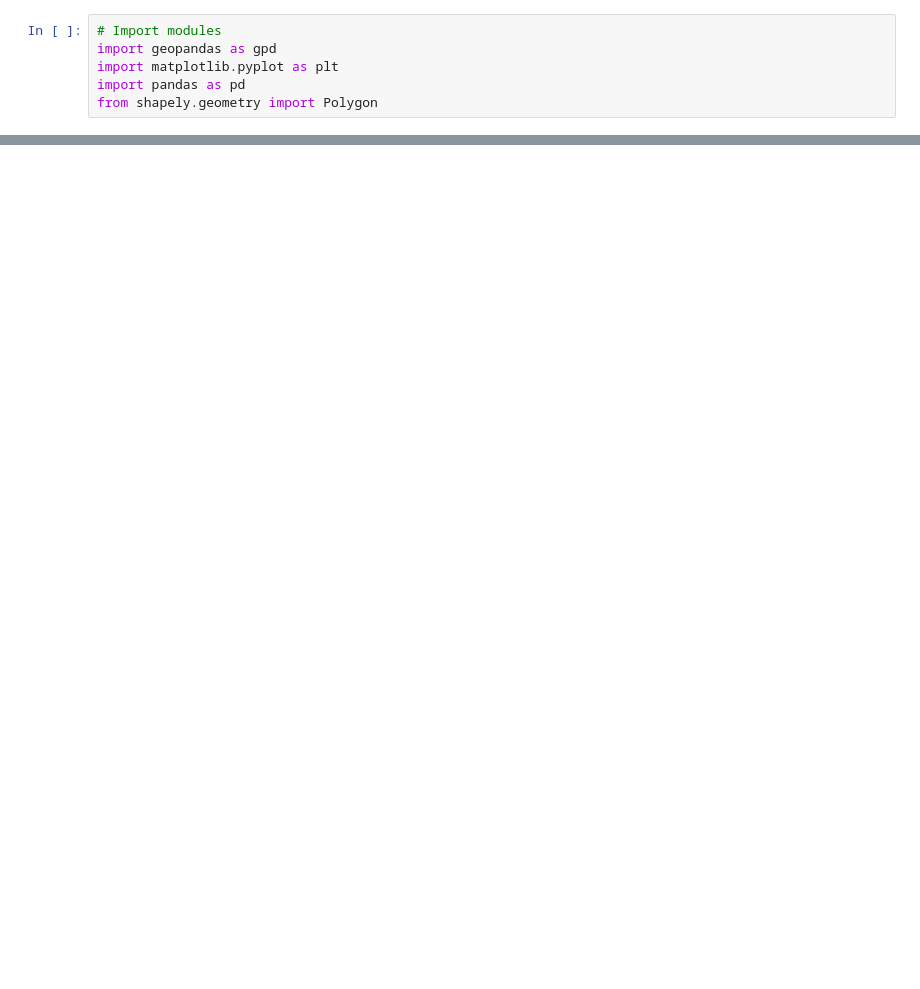
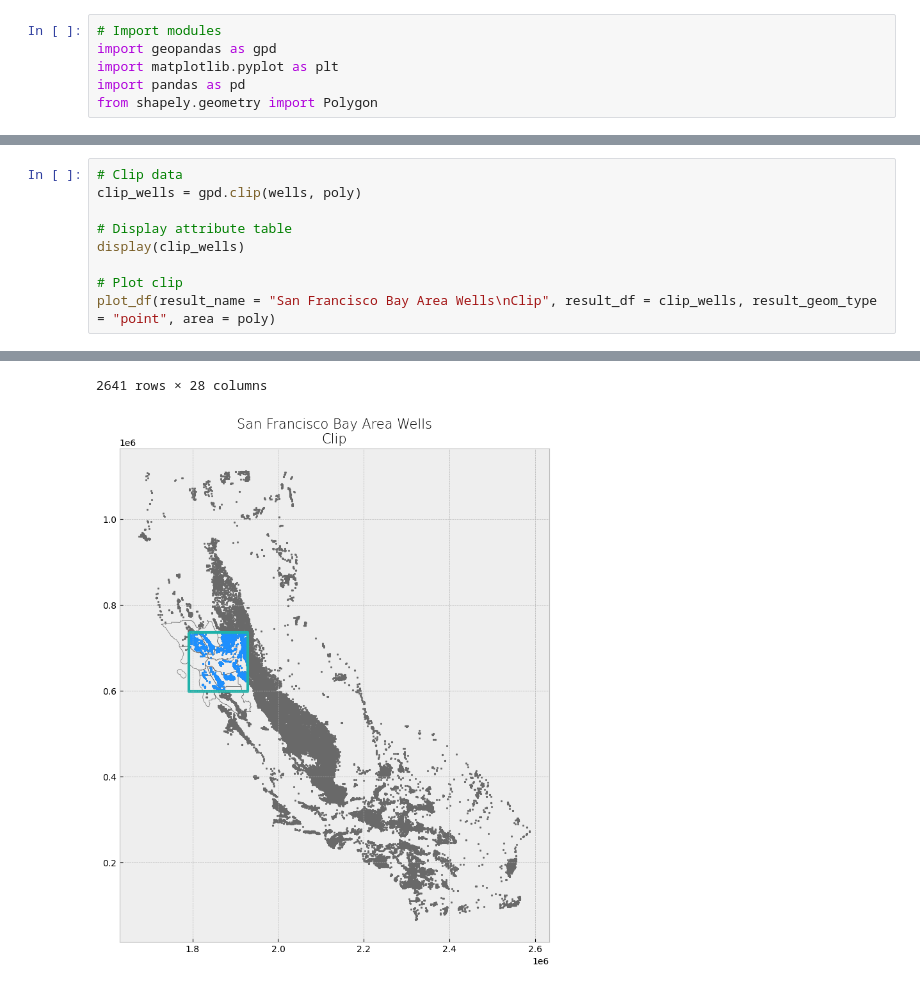
Before and after one commit to Bestine/DSAI-course, a Jupyter notebook: module-2/01-Geospatial_Feature_Extraction.ipynb, the cells around one changed output, grey strips where cells are left out. Saved outputs shown, nothing was run; the diff lists cells and outputs as text; blank space fills up the shorter version.

```diff
--- a/module-2/01-Geospatial_Feature_Extraction.ipynb
+++ b/module-2/01-Geospatial_Feature_Extraction.ipynb
@@ -21,0 +151,10 @@ counties
+# %%
+# Clip data
+clip_wells = gpd.clip(wells, poly)
+
+# Display attribute table
+display(clip_wells)
+
+# Plot clip
+plot_df(result_name = "San Francisco Bay Area Wells\nClip", result_df = clip_wells, result_geom_type = "point", area = poly)
+# %% [output]
@@ -21,0 +173,2 @@ counties
+2641 rows × 28 columns
+[figure, added]
```
Also changed, not shown: parts of 16 cells of this notebook, 22 other files.
